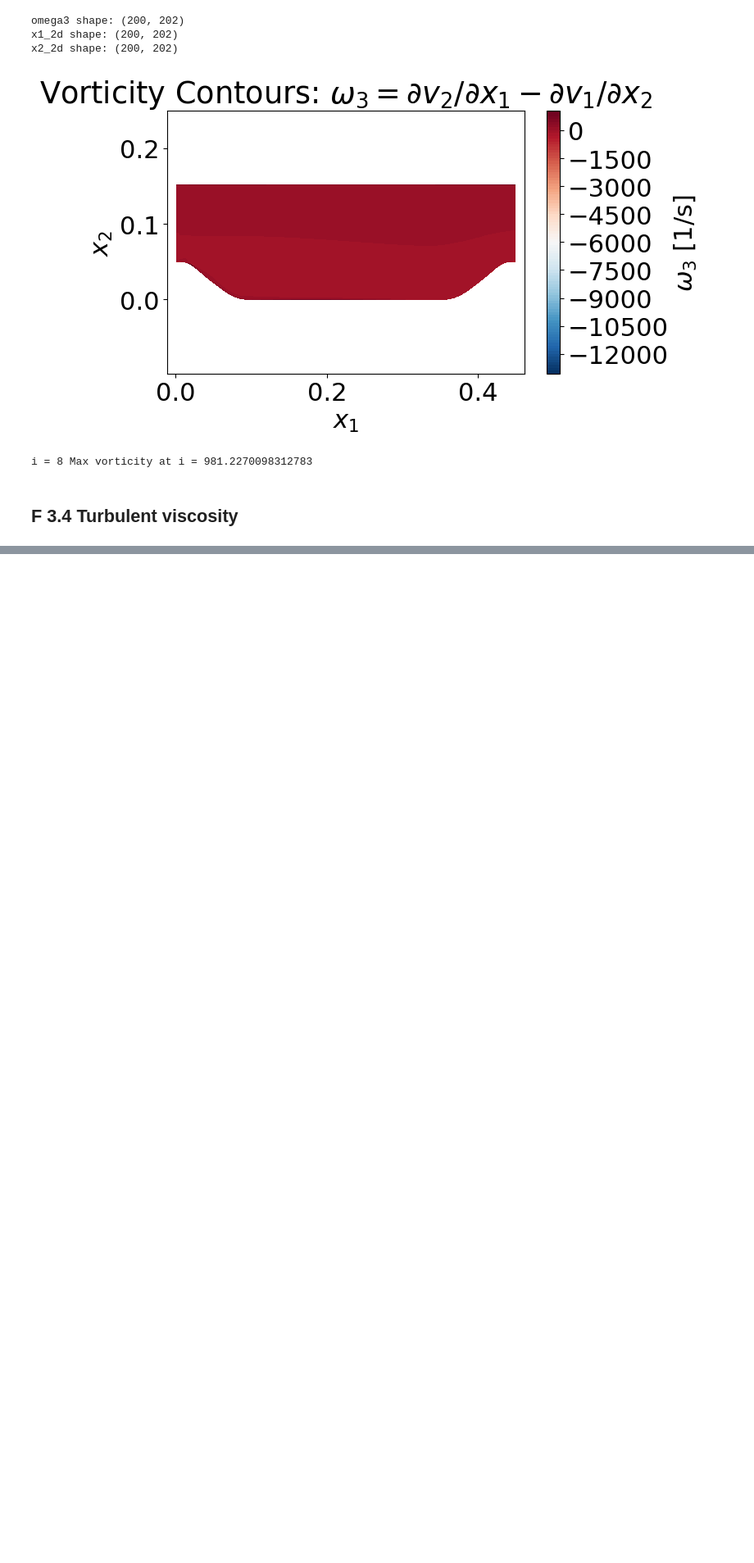
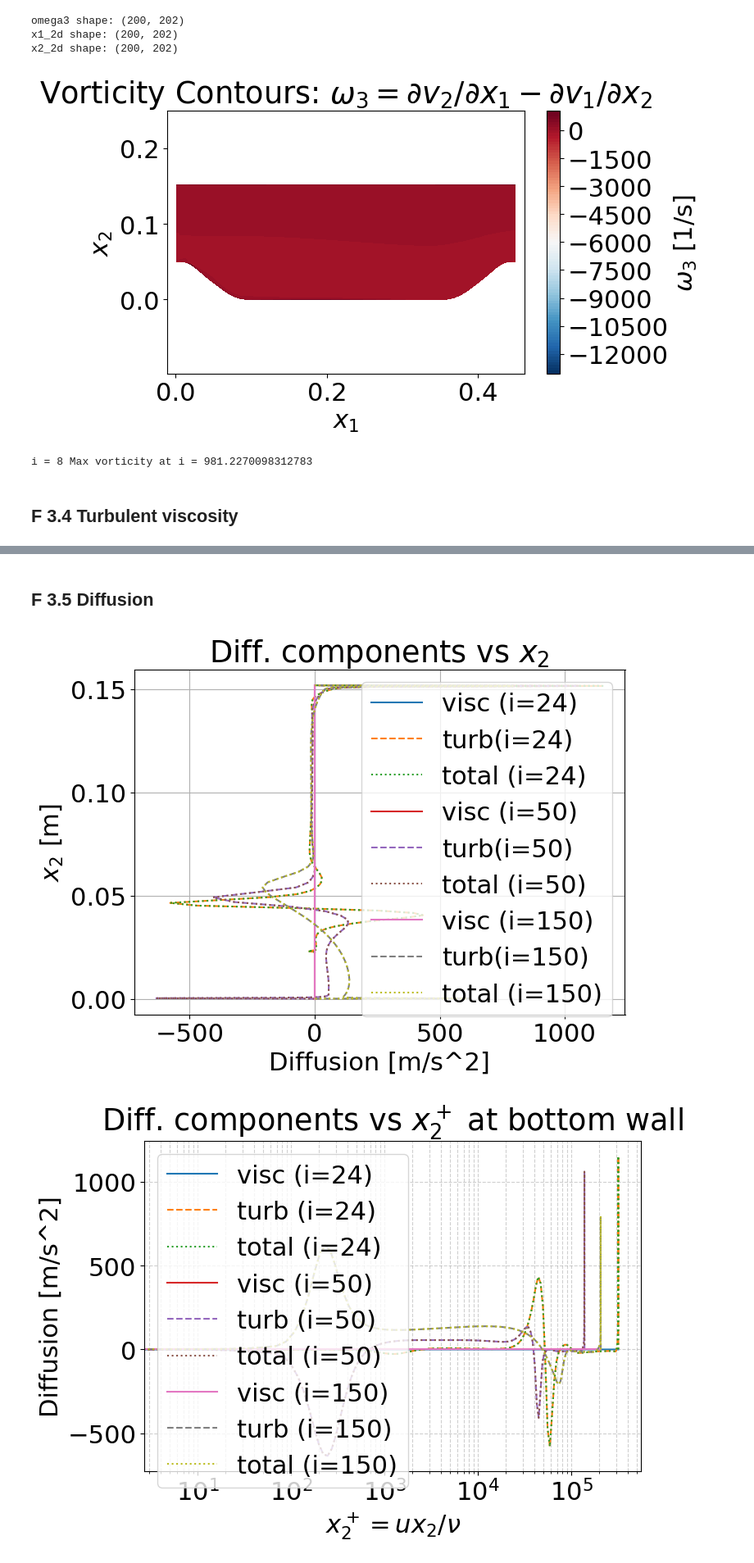
Before and after one commit to MartinStjernkvist/Applied-Mechanics, a Jupyter notebook: TME226/A2/Assignment_2.ipynb, the cells around one changed output, grey strips where cells are left out. Shown at 82% size. Saved outputs shown, nothing was run; the diff lists cells and outputs as text; code cells hidden in the pictures; blank space fills up the shorter version.

```diff
--- a/TME226/A2/Assignment_2.ipynb
+++ b/TME226/A2/Assignment_2.ipynb
@@ -350,0 +369,52 @@ Data type of wall_shear_stresses_top: float64
+# %% [markdown]
+## F 3.5 Diffusion
+# %%
+# physical viscosities
+nu_t = vist_2d.copy()        # kinematic turbulent viscosity from starccm+
+
+# Calculating the two components of diffusion separately
+viscous_component = 2.0 * (nu) * dv1dx1_2d               # 2(ν) * ∂v1/∂x1
+turbulent_component = (nu_t) * (dv1dx2_2d + dv2dx1_2d)       # (ν_t) * (∂v1/∂x2 + ∂v2/∂x1)
+
+# Computing divergences
+grad_viscous_component, _ = dphidx_dy(x1_2d[0:-1,0:-1], x2_2d[0:-1,0:-1], viscous_component)
+_, grad_turbulent_component = dphidx_dy(x1_2d[0:-1,0:-1], x2_2d[0:-1,0:-1], turbulent_component)
+
+# Contributions and total
+viscous_component = grad_viscous_component
+turbulent_component = grad_turbulent_component
+Diffusion_total = viscous_component + turbulent_component
+
+
+# Choosing i stations (including hill-top)
+i_hill = (np.abs(hmax - x1_2d[:,1])).argmin()
+indices = [i_hill, 50, 150] # Indices of x1 stations to plot
+
+# Ploting x -y graphs (diffusion vs x2) at selected x1 stations
+plt.figure(figsize=(8,6))
+for i in indices:
+    plt.plot(viscous_component[i,:], x2_2d[i,:], '-', label=f'visc (i={i})')
+    plt.plot(turbulent_component[i,:], x2_2d[i,:], '--', label=f'turb(i={i})')
+    plt.plot(Diffusion_total[i,:], x2_2d[i,:], ':', label=f'total (i={i})')
+plt.xlabel('Diffusion [m/s^2]')
+plt.ylabel('$x_2$ [m]')
+plt.title('Diff. components vs $x_2$')
+plt.grid(True); plt.legend(); plt.tight_layout(); plt.show()
+
+# Plotting vs x2+ (bottom wall)
+plt.figure(figsize=(8,6))
+for i in indices:
+    x2p = x2plus_bottom[i,:].copy()
+    order = np.argsort(x2p)
+    plt.plot(x2p[order], viscous_component[i,:][order], '-', label=f'visc (i={i})')
+    plt.plot(x2p[order], turbulent_component[i,:][order], '--', label=f'turb (i={i})')
+    plt.plot(x2p[order], Diffusion_total[i,:][order], ':', label=f'total (i={i})')
+plt.xscale('log')
+plt.xlabel(r'$x_2^+ = ux_2 / \nu$')
+plt.ylabel('Diffusion [m/s^2]')
+plt.title('Diff. components vs $x_2^+$ at bottom wall')
+plt.grid(True, which='both', ls='--', alpha=0.6)
+plt.legend(loc='best'); plt.tight_layout(); plt.show()
+# %% [output]
+[figure, added]
+[figure, added]
```
Also changed, not shown: parts of 14 cells of this notebook, 2 other files.
